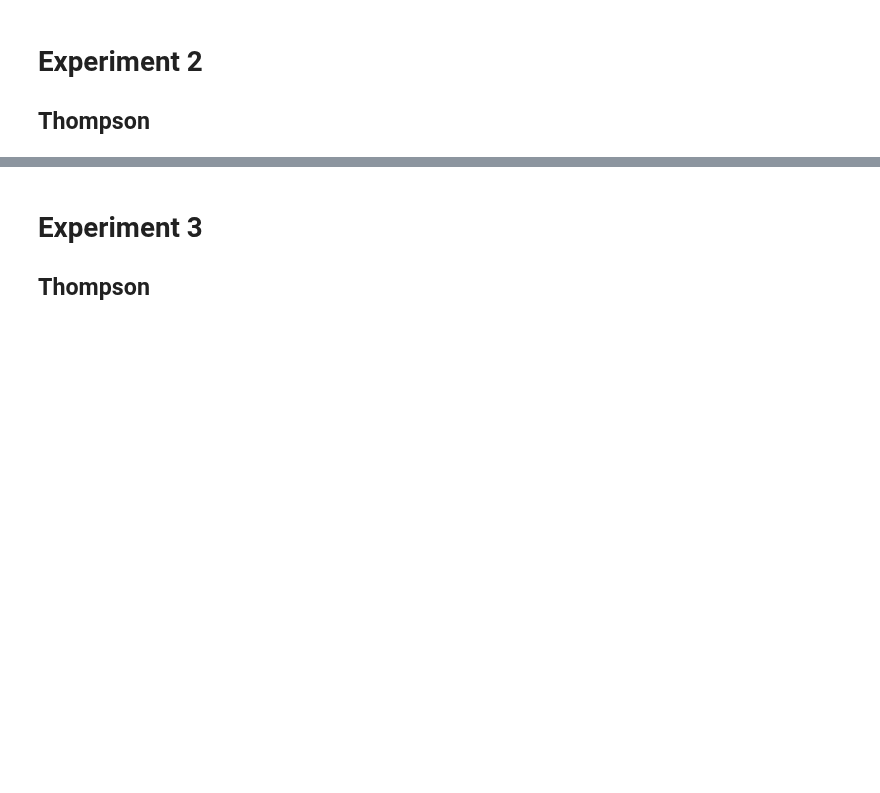
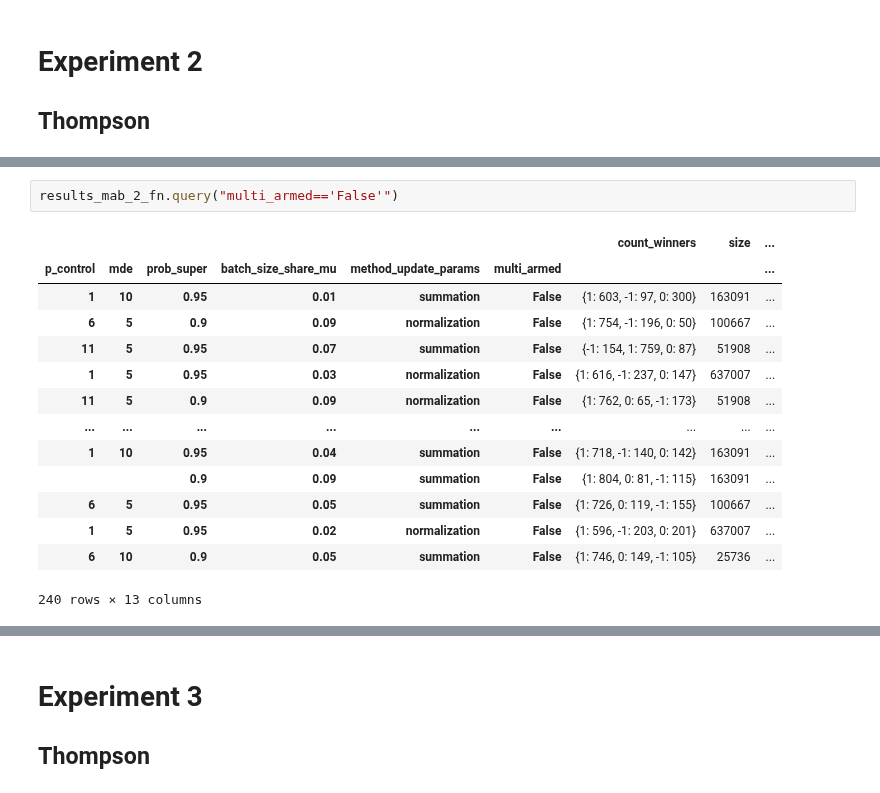
Before and after one commit to iakubovskii7/AB, a Jupyter notebook: Result_analyze.ipynb, the cells around one changed output, grey strips where cells are left out. Drawn from its saved outputs; the diff is of its cells as text; blank space fills up the shorter version.

```diff
--- a/Result_analyze.ipynb
+++ b/Result_analyze.ipynb
@@ -34,2 +63,19 @@ results_mab_2_fn.unstack(level='multi_armed')
+# %%
+results_mab_2_fn.query("multi_armed=='False'")
+# %% [output]
+|  |  |  |  |  |  | count_winners | size | ... |
+| p_control | mde | prob_super | batch_size_share_mu | method_update_params | multi_armed |  |  | ... |
+| 1 | 10 | 0.95 | 0.01 | summation | False | {1: 603, -1: 97, 0: 300} | 163091 | ... |
+| 6 | 5 | 0.9 | 0.09 | normalization | False | {1: 754, -1: 196, 0: 50} | 100667 | ... |
+| 11 | 5 | 0.95 | 0.07 | summation | False | {-1: 154, 1: 759, 0: 87} | 51908 | ... |
+| 1 | 5 | 0.95 | 0.03 | normalization | False | {1: 616, -1: 237, 0: 147} | 637007 | ... |
+| 11 | 5 | 0.9 | 0.09 | normalization | False | {1: 762, 0: 65, -1: 173} | 51908 | ... |
+| ... | ... | ... | ... | ... | ... | ... | ... | ... |
+| 1 | 10 | 0.95 | 0.04 | summation | False | {1: 718, -1: 140, 0: 142} | 163091 | ... |
+|  |  | 0.9 | 0.09 | summation | False | {1: 804, 0: 81, -1: 115} | 163091 | ... |
+| 6 | 5 | 0.95 | 0.05 | summation | False | {1: 726, 0: 119, -1: 155} | 100667 | ... |
+| 1 | 5 | 0.95 | 0.02 | normalization | False | {1: 596, -1: 203, 0: 201} | 637007 | ... |
+| 6 | 10 | 0.9 | 0.05 | summation | False | {1: 746, 0: 149, -1: 105} | 25736 | ... |
+240 rows × 13 columns
 # %%
 results_mab_2_fn.query("multi_armed=='True'").sort_values("share_test_winner", ascending=False)
```
Also changed, not shown: parts of 16 cells of this notebook, 3 other files.
